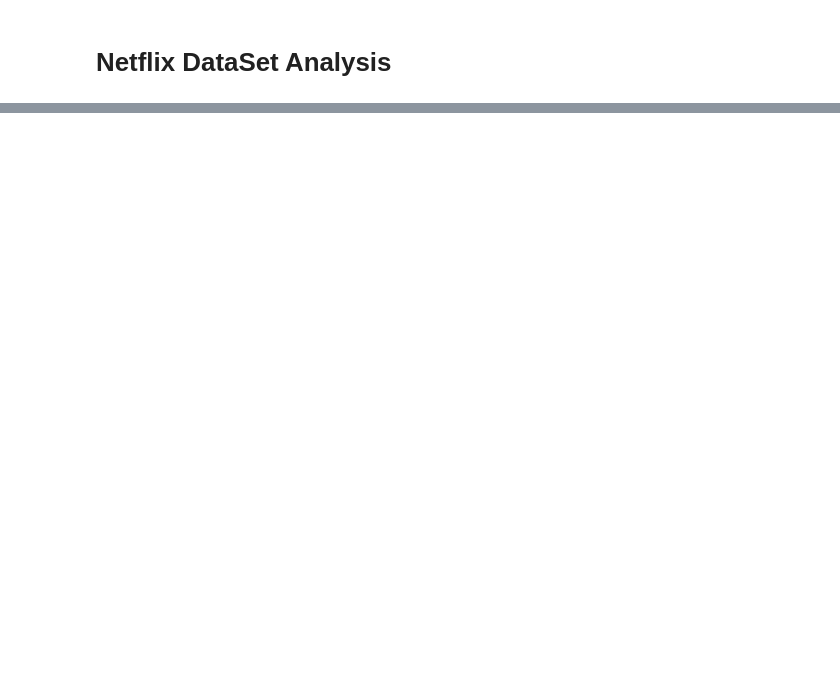
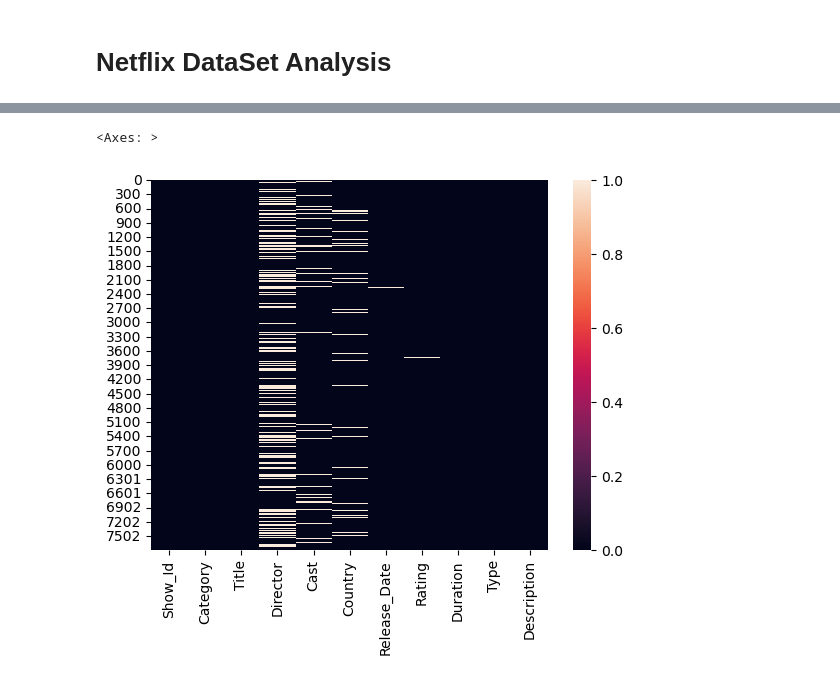
Before and after one commit to davneesh/Netflix-DataSet-Analysis, a Jupyter notebook: Netflix DataSet Analysis.ipynb, the cells around one changed output, grey strips where cells are left out. Cells and saved outputs as stored; diff of their text form; code cells hidden in the pictures; blank space fills up the shorter version.

```diff
--- a/Netflix DataSet Analysis.ipynb
+++ b/Netflix DataSet Analysis.ipynb
@@ -2,0 +5,2 @@
+# %%
+df = pd.read_csv('Netflix.csv')
@@ -2,0 +130,2 @@
+# %%
+df.drop_duplicates(inplace=True)
@@ -2,0 +169,5 @@
+# %%
+sns.heatmap(df.isnull())
+# %% [output]
+<Axes: >
+[figure, added]
```
Also changed, not shown: parts of 17 cells of this notebook.
